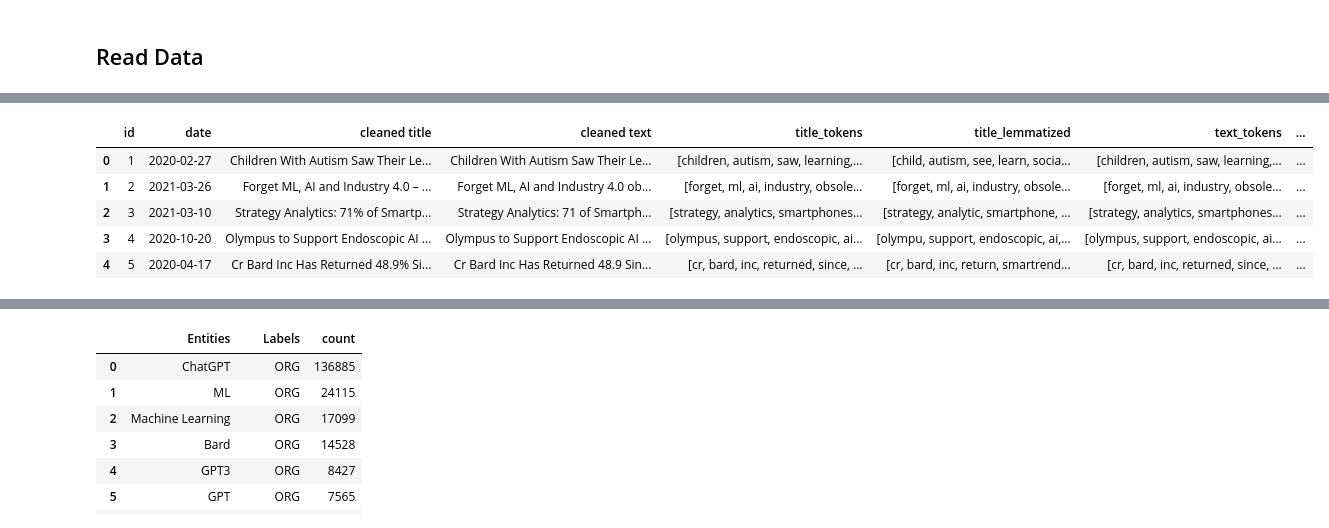
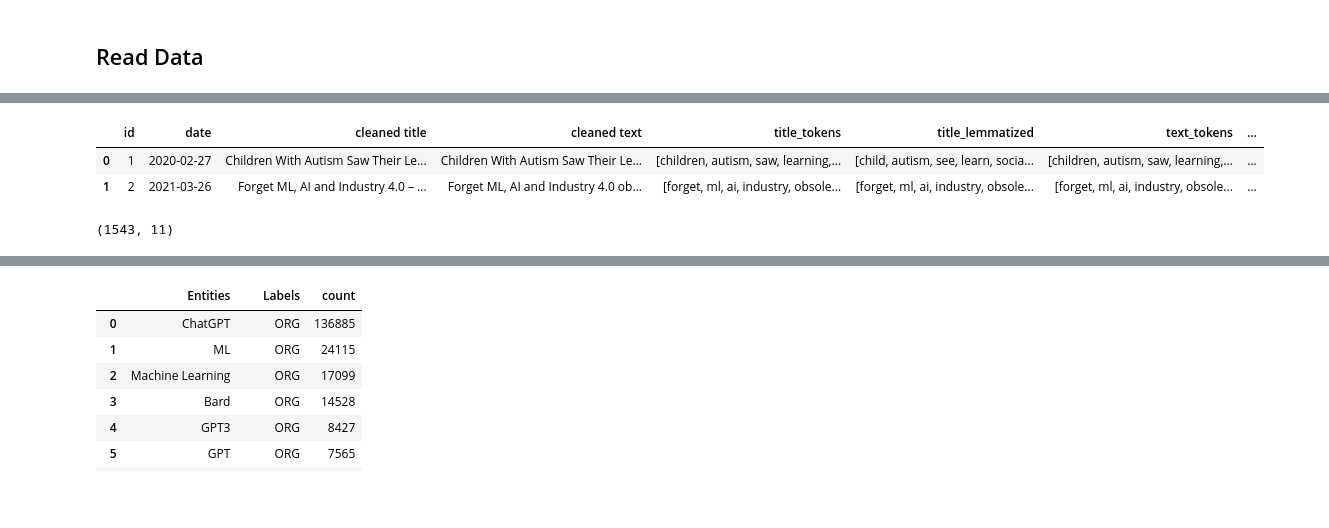
Before and after one commit to slvhuang/Final-Project-NLP, a Jupyter notebook: 6_entity_sentiment.ipynb, the cells around one changed output, grey strips where cells are left out. Saved outputs shown, nothing was run; the diff lists cells and outputs as text; code cells hidden in the pictures; blank space fills up the shorter version.

```diff
--- a/6_entity_sentiment.ipynb
+++ b/6_entity_sentiment.ipynb
@@ -91,10 +91,7 @@ Wall time: 5min 11s
 (154283, 11)
 # %%
-df_news.head()
+df_news.head(2)
 # %% [output]
 |  | id | date | cleaned title | cleaned text | title_tokens | title_lemmatized | text_tokens | ... |
 | 0 | 1 | 2020-02-27 | Children With Autism Saw Their Le... | Children With Autism Saw Their Le... | [children, autism, saw, learning,... | [child, autism, see, learn, socia... | [children, autism, saw, learning,... | ... |
 | 1 | 2 | 2021-03-26 | Forget ML, AI and Industry 4.0 – ... | Forget ML, AI and Industry 4.0 ob... | [forget, ml, ai, industry, obsole... | [forget, ml, ai, industry, obsole... | [forget, ml, ai, industry, obsole... | ... |
-| 2 | 3 | 2021-03-10 | Strategy Analytics: 71% of Smartp... | Strategy Analytics: 71 of Smartph... | [strategy, analytics, smartphones... | [strategy, analytic, smartphone, ... | [strategy, analytics, smartphones... | ... |
-| 3 | 4 | 2020-10-20 | Olympus to Support Endoscopic AI ... | Olympus to Support Endoscopic AI ... | [olympus, support, endoscopic, ai... | [olympu, support, endoscopic, ai,... | [olympus, support, endoscopic, ai... | ... |
-| 4 | 5 | 2020-04-17 | Cr Bard Inc Has Returned 48.9% Si... | Cr Bard Inc Has Returned 48.9 Sin... | [cr, bard, inc, returned, since, ... | [cr, bard, inc, return, smartrend... | [cr, bard, inc, returned, since, ... | ... |
@@ -101,3 +113,9 @@ df_news.head()
+# %%
+### SAMPLE DATA
+df_news = df_news.sample(frac=0.01, random_state=42)
+df_news.shape
+# %% [output]
+(1543, 11)
 # %%
 %%time
 
```
Also changed, not shown: parts of 11 cells of this notebook, 3 other files.
